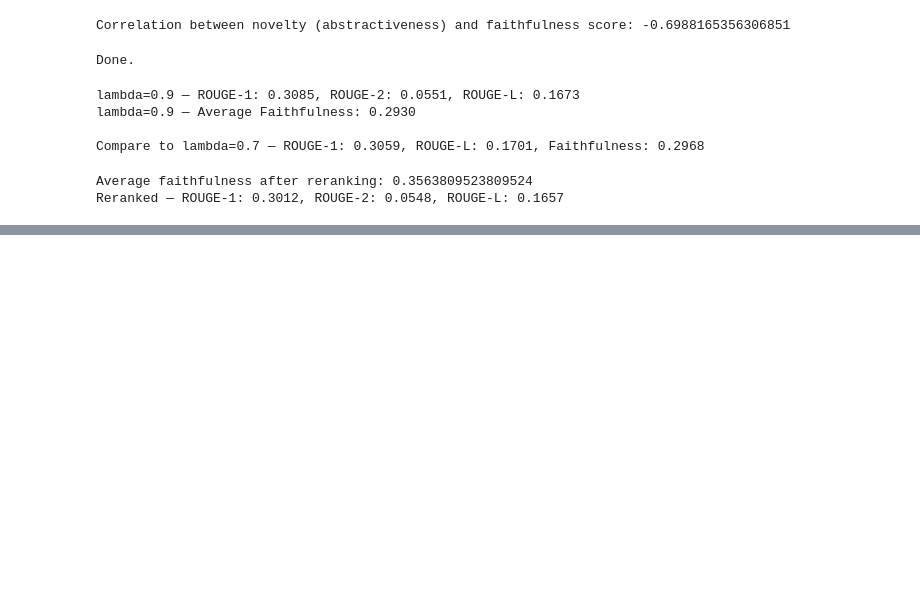
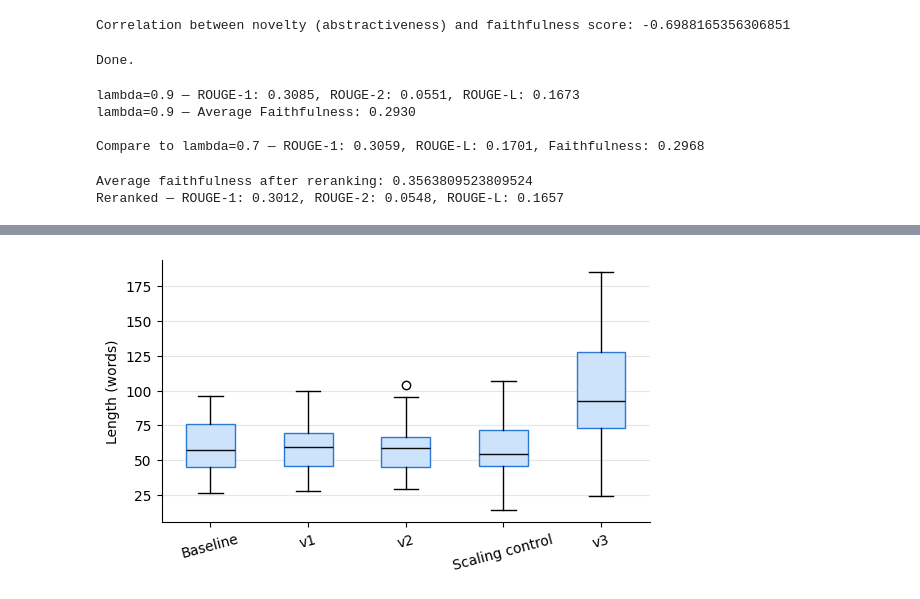
Before and after one commit to rm2110/multi-doc-res-paper-summarizer, a Jupyter notebook: main.ipynb, the cells around one changed output, grey strips where cells are left out. Drawn from its saved outputs; the diff is of its cells as text; code cells hidden in the pictures; blank space fills up the shorter version.

```diff
--- a/main.ipynb
+++ b/main.ipynb
@@ -2215,0 +2513,9 @@ Reranked — ROUGE-1: 0.3012, ROUGE-2: 0.0548, ROUGE-L: 0.1657
+# %%
+names = [r[0] for r in runs]
+fig, ax = plt.subplots(figsize=(6.3, 3.4))
+ax.boxplot([res[n]["words"] for n in names[:-1]] + [ref], labels=names, patch_artist=True,
+           boxprops=dict(facecolor="#cde2fb", color="#2a78d6"), medianprops=dict(color="#0b0b0b"))
+ax.set_ylabel("Length (words)"); ax.spines[["top", "right"]].set_visible(False); ax.grid(axis="y", color="#e6e6e3")
+plt.xticks(rotation=15); fig.savefig("fig_output_length.png", dpi=300, bbox_inches="tight")
+# %% [output]
+[figure, added]
```
Also changed, not shown: parts of 11 cells of this notebook, 13 other files.
